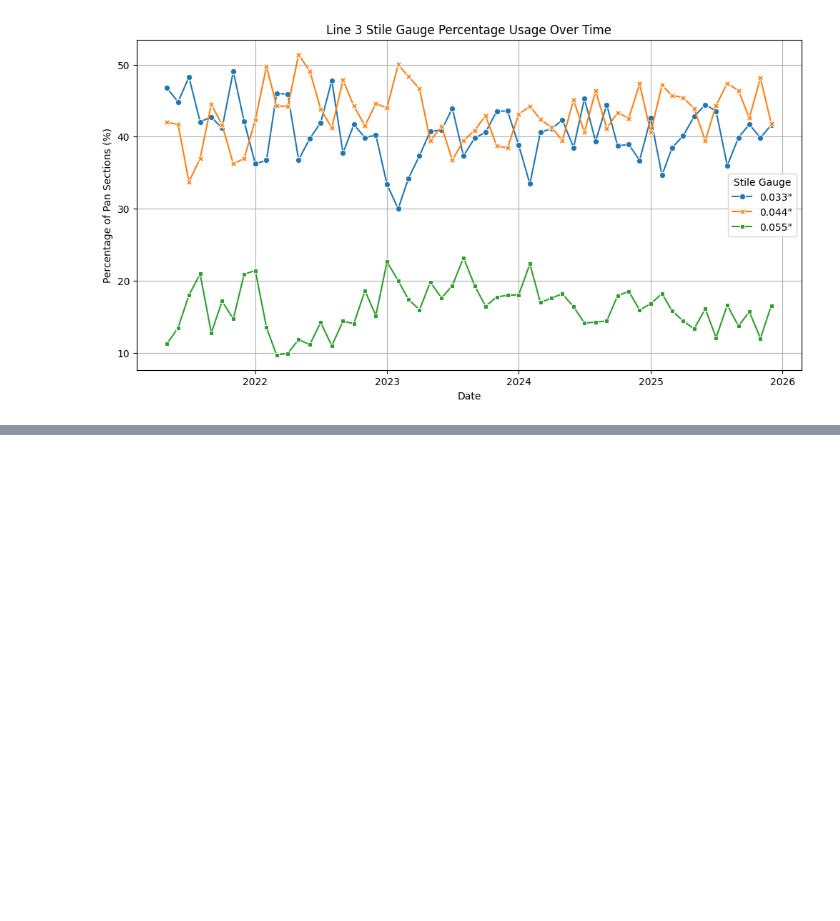
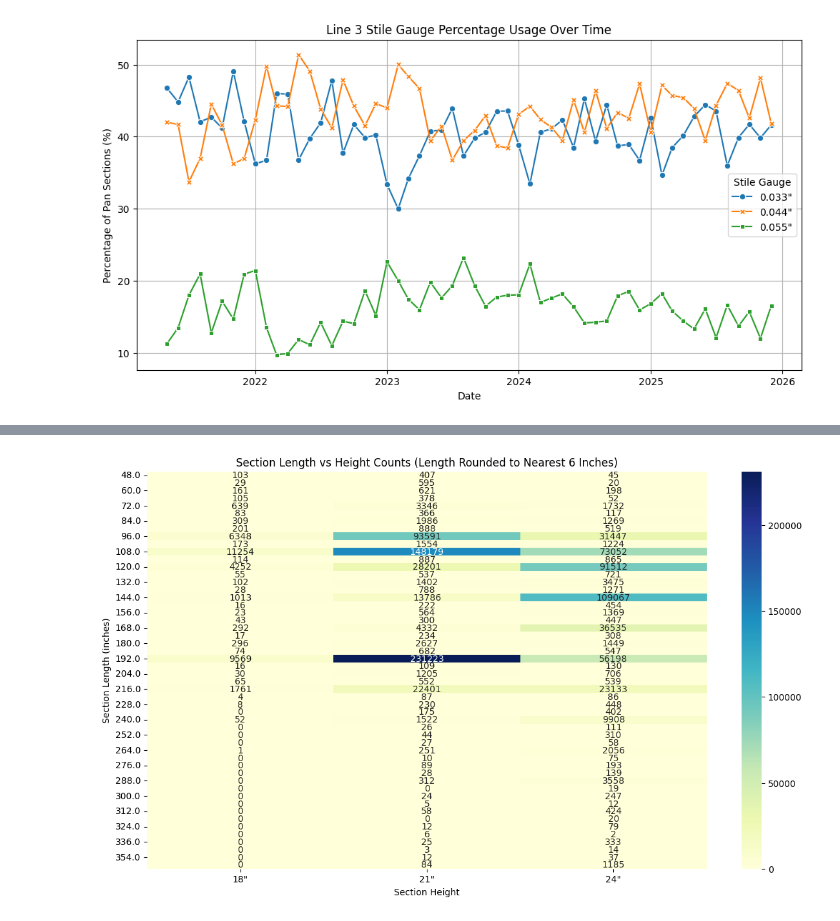
Before and after one commit to mattrupp/pan-coil-change-analysis, a Jupyter notebook: pan-coil-change-analysis.ipynb, the cells around one changed output, grey strips where cells are left out. Drawn from its saved outputs; the diff is of its cells as text; code cells hidden in the pictures; blank space fills up the shorter version.

```diff
--- a/pan-coil-change-analysis.ipynb
+++ b/pan-coil-change-analysis.ipynb
@@ -41,17 +41,10 @@ df['IsCoilChange'] = df['HaasCoilNum'].shift(1) != df['HaasCoilNum']
 df['StileCode'] = (df['SectionNumber'].str[8] + df['SectionNumber'].str[19])
 
 # Get the 'Section Height' from the SectionNumber
-df['SectionHeight'] = df['SectionNumber'].str[1:3]
+df['SectionHeight'] = pd.to_numeric(df['SectionNumber'].str[1:3])
 
-# # Count the number of unique coils used per day of each year
-unique_coils_per_day_year = df.groupby(by=['Year', 'DayOfYear'], group_keys=True)['HaasCoilNum'].nunique()
-
-# Count the number of coils changed per day of each year
-coils_changed_per_day_year = df.groupby(by=['Year', 'DayOfYear'], group_keys=True)['IsCoilChange'].sum()
-
-# Merge the two series into the DataFrame
-coil_changes_year = pd.merge(unique_coils_per_day_year, coils_changed_per_day_year, on=['Year', 'DayOfYear'], suffixes=('_UniqueCoils', '_CoilsChanged'))
-coil_changes_year = coil_changes_year.rename(columns={'HaasCoilNum': 'Unique Coils', 'IsCoilChange': 'Coils Changed'})
+# Get the 'Section Length' from the SectionNumber
+df['SectionLength'] = pd.to_numeric(df['SectionNumber'].str[14:16]) * 12 + pd.to_numeric(df['SectionNumber'].str[16:18])
 
 # Generate summary markdown
 data_preview = f"""
@@ -60,7 +53,7 @@ There are {len(df)} pan sections across {df['Year'].nunique()} years. Below is a
 {df.head(5).to_markdown(index=False)}
 """
 
-# Write the df to csv
+# export the df to csv file
 df.to_csv('data/modified_coil_section_data.csv', index=False)
 
 display(md(data_preview))
@@ -183,0 +236,17 @@ SS
+# %%
+# Create a datafram of the quantity of each section length rounding to nearest six inches and height combinations
+section_length_height_counts = df.groupby(by=['SectionLength', 'SectionHeight'], group_keys=True)['SectionNumber'].count().unstack(level=1).fillna(0)
+section_length_height_counts = section_length_height_counts.rename(columns=lambda x: f'{x}"')
+
+# Chart the section length vs height counts as a bar chart with lenght rounded to nearest six inches
+plt.figure(figsize=(14, 8))
+section_length_height_counts_rounded = section_length_height_counts.copy()
+section_length_height_counts_rounded.index = (section_length_height_counts_rounded.index / 6).round() * 6
+section_length_height_counts_rounded = section_length_height_counts_rounded.groupby(section_length_height_counts_rounded.index).sum()
+sns.heatmap(section_length_height_counts_rounded, annot=True, fmt=".0f", cmap="YlGnBu")
+plt.title('Section Length vs Height Counts (Length Rounded to Nearest 6 Inches)')
+plt.xlabel('Section Height')
+plt.ylabel('Section Length (inches)')
+plt.show()
+# %% [output]
+[figure, added]
```
Also changed, not shown: parts of 3 cells of this notebook.
